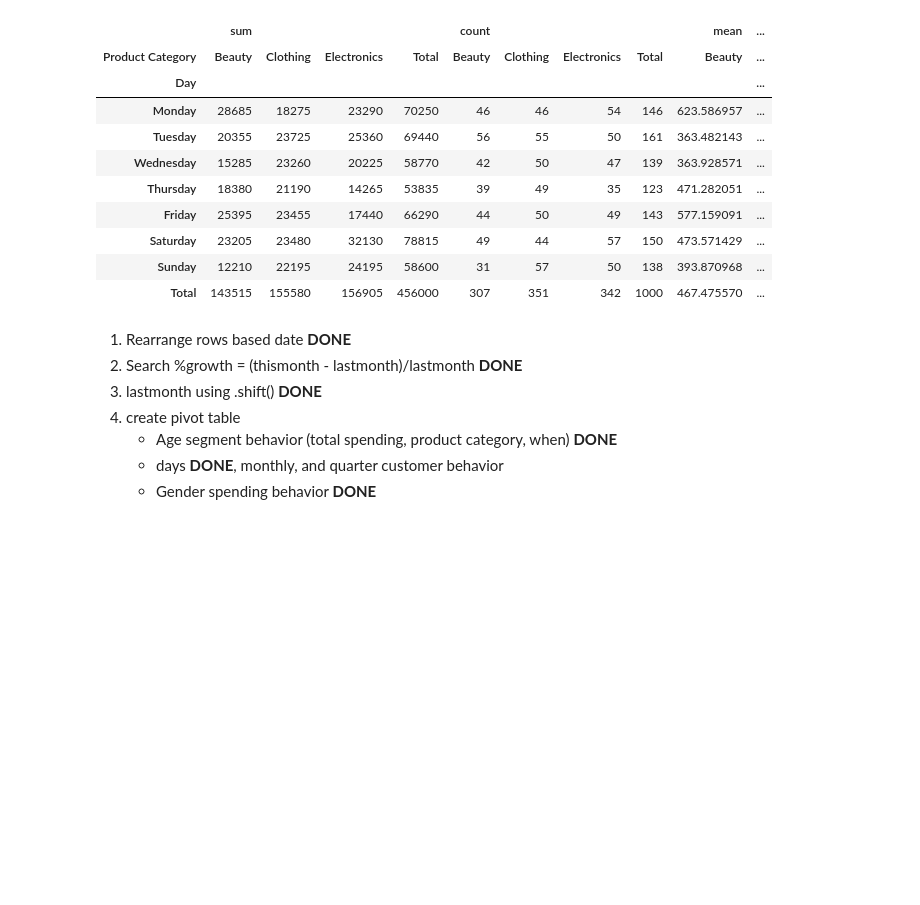
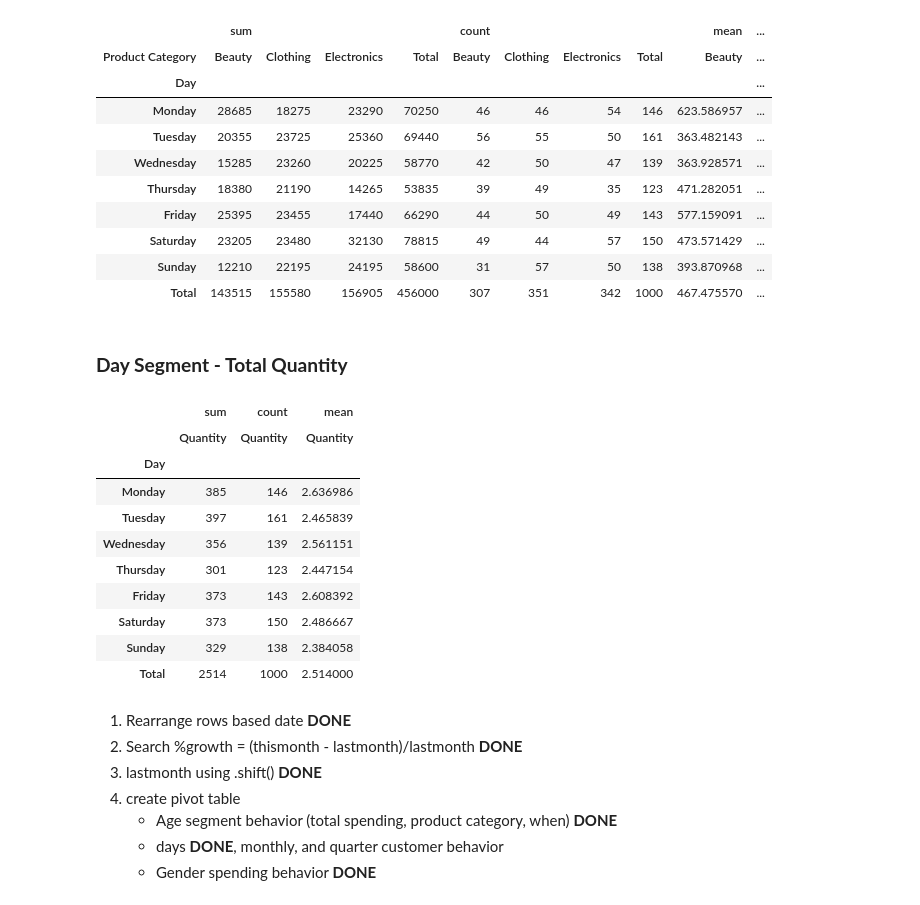
Before and after one commit to gracekaroma/analysis-of-sales-dataset, a Jupyter notebook: Sales Dataset Notebook.ipynb, the cells around one changed output. Drawn from its saved outputs; the diff is of its cells as text; code cells hidden in the pictures; blank space fills up the shorter version.

Commit message:
Add pivot table day segment - total quantity

```diff
--- a/Sales Dataset Notebook.ipynb
+++ b/Sales Dataset Notebook.ipynb
@@ -600,6 +600,30 @@ pd.pivot_table(
 | Saturday | 23205 | 23480 | 32130 | 78815 | 49 | 44 | 57 | 150 | 473.571429 | ... |
 | Sunday | 12210 | 22195 | 24195 | 58600 | 31 | 57 | 50 | 138 | 393.870968 | ... |
 | Total | 143515 | 155580 | 156905 | 456000 | 307 | 351 | 342 | 1000 | 467.475570 | ... |
+# %% [markdown]
+### **Day Segment - Total Quantity**
+# %%
+# Total quantity
+pd.pivot_table(
+    data= df_sales,
+    index= ['Day'],
+    values= 'Quantity',
+    aggfunc= ['sum', 'count', 'mean'],
+    margins= True,
+    margins_name= 'Total'
+)
+# %% [output]
+|  | sum | count | mean |
+|  | Quantity | Quantity | Quantity |
+| Day |  |  |  |
+| Monday | 385 | 146 | 2.636986 |
+| Tuesday | 397 | 161 | 2.465839 |
+| Wednesday | 356 | 139 | 2.561151 |
+| Thursday | 301 | 123 | 2.447154 |
+| Friday | 373 | 143 | 2.608392 |
+| Saturday | 373 | 150 | 2.486667 |
+| Sunday | 329 | 138 | 2.384058 |
+| Total | 2514 | 1000 | 2.514000 |
 # %% [markdown]
 1. Rearrange rows based date **DONE**
 2. Search %growth = (thismonth - lastmonth)/lastmonth **DONE**
```
Also changed, not shown: parts of 1 cell of this notebook.
